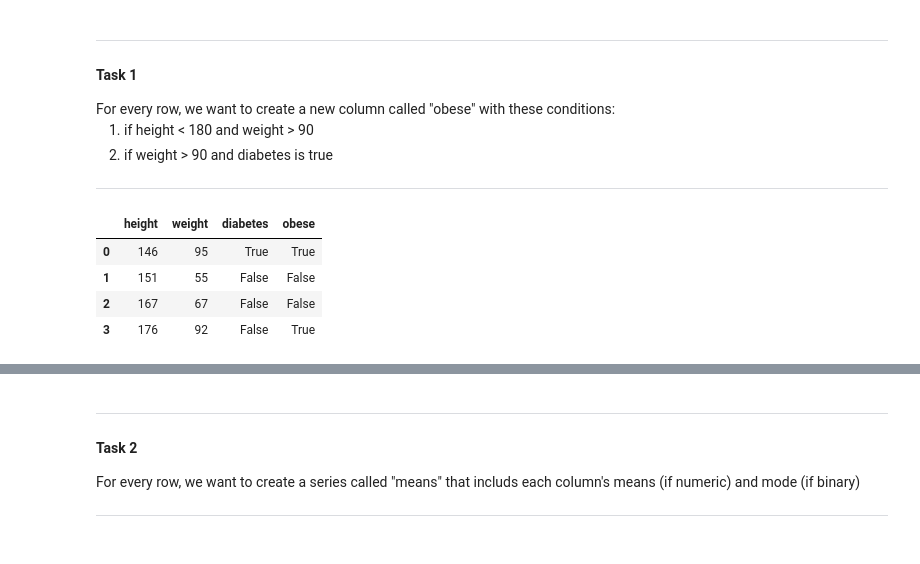
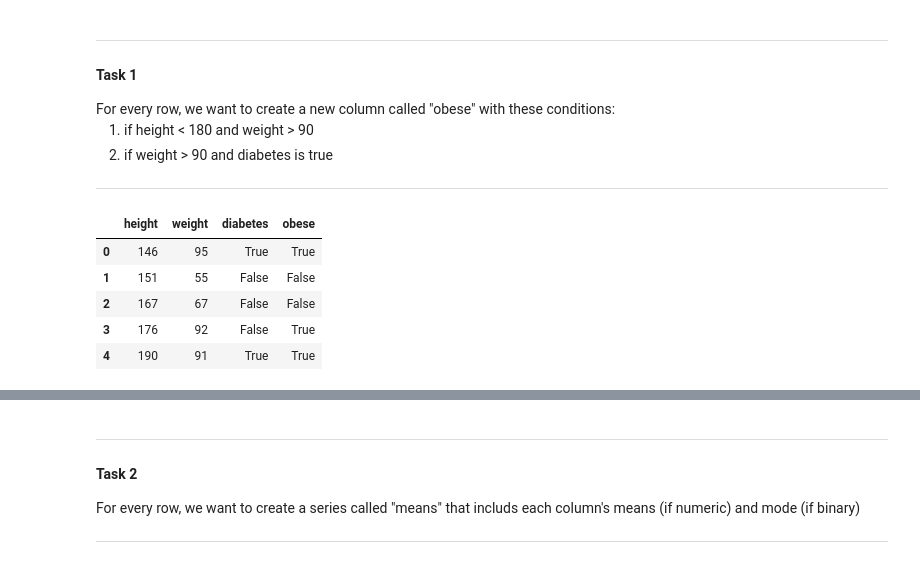
Before and after one commit to christophersoo/bdss-ws2526, a Jupyter notebook: week2/pandas2.ipynb, the cells around one changed output, grey strips where cells are left out. Saved outputs shown, nothing was run; the diff lists cells and outputs as text; code cells hidden in the pictures.

```diff
--- a/week2/pandas2.ipynb
+++ b/week2/pandas2.ipynb
@@ -76,15 +71,11 @@ For every row, we want to create a new column called "obese" with these conditio
 # %%
 # Using what we know
 
-is_obese = (df["height"] < 180) & (df["weight"] > 90)
-is_obese2 = (df["weight"] > 90) & (df["diabetes"] == True)
-
-df["obese"] = is_obese | is_obese2
-
-df
+# HINT: use boolean masking, use "&" for AND and "|" for OR
 # %% [output]
 |  | height | weight | diabetes | obese |
 | 0 | 146 | 95 | True | True |
 | 1 | 151 | 55 | False | False |
 | 2 | 167 | 67 | False | False |
 | 3 | 176 | 92 | False | True |
+| 4 | 190 | 91 | True | True |
```
Also changed, not shown: parts of 12 cells of this notebook.
